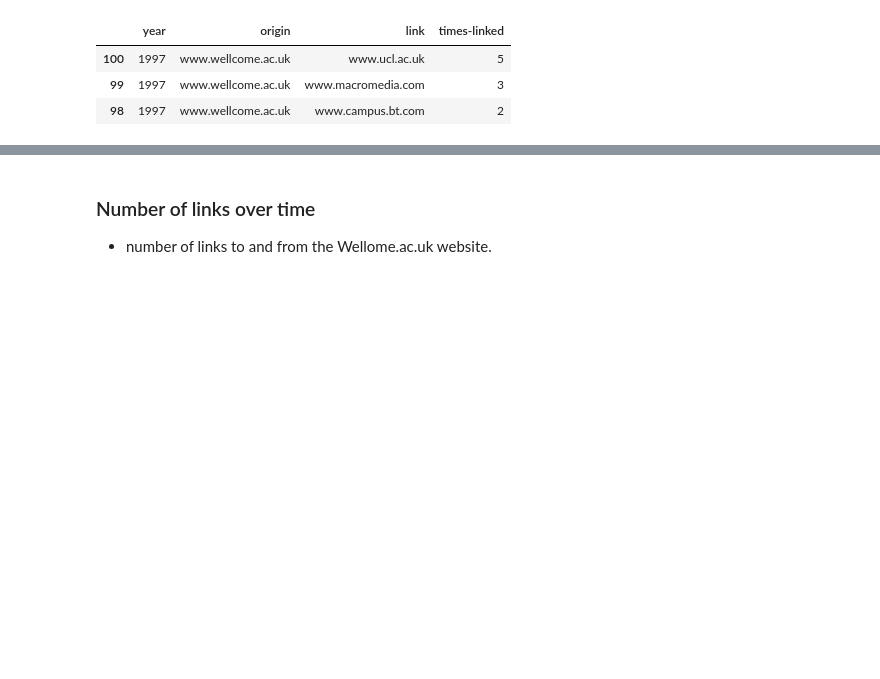
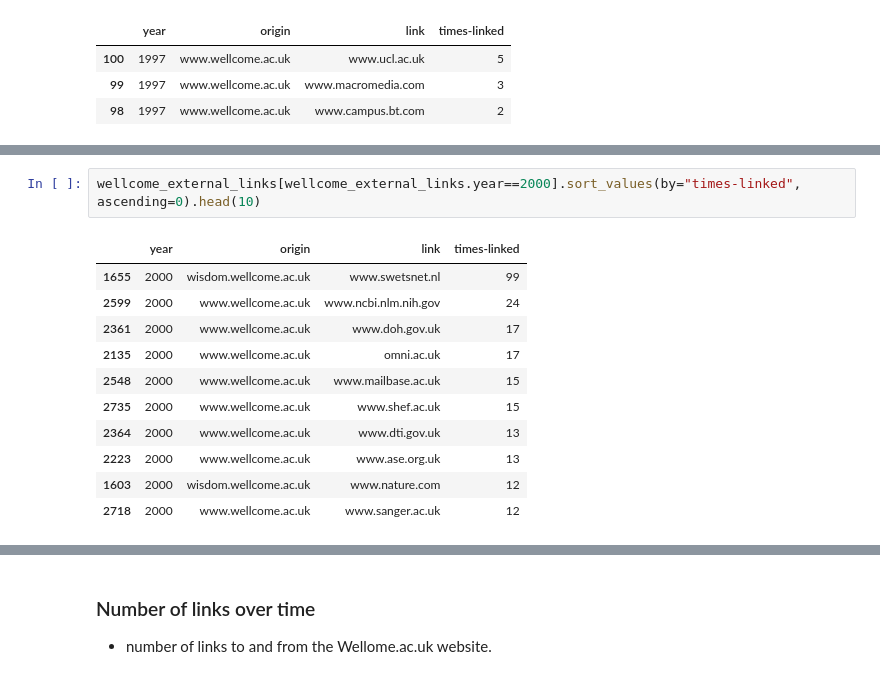
Before and after one commit to davanstrien/uk-web-archive-open-data-wellcome-project, a Jupyter notebook: Wellcome-linkage.ipynb, the cells around one changed output, grey strips where cells are left out. Cells and saved outputs as stored; diff of their text form; blank space fills up the shorter version.

```diff
--- a/Wellcome-linkage.ipynb
+++ b/Wellcome-linkage.ipynb
@@ -144,0 +158,14 @@ wellcome_external_links[wellcome_external_links.year==1998].sort_values(by="time
+# %%
+wellcome_external_links[wellcome_external_links.year==2000].sort_values(by="times-linked", ascending=0).head(10)
+# %% [output]
+|  | year | origin | link | times-linked |
+| 1655 | 2000 | wisdom.wellcome.ac.uk | www.swetsnet.nl | 99 |
+| 2599 | 2000 | www.wellcome.ac.uk | www.ncbi.nlm.nih.gov | 24 |
+| 2361 | 2000 | www.wellcome.ac.uk | www.doh.gov.uk | 17 |
+| 2135 | 2000 | www.wellcome.ac.uk | omni.ac.uk | 17 |
+| 2548 | 2000 | www.wellcome.ac.uk | www.mailbase.ac.uk | 15 |
+| 2735 | 2000 | www.wellcome.ac.uk | www.shef.ac.uk | 15 |
+| 2364 | 2000 | www.wellcome.ac.uk | www.dti.gov.uk | 13 |
+| 2223 | 2000 | www.wellcome.ac.uk | www.ase.org.uk | 13 |
+| 1603 | 2000 | wisdom.wellcome.ac.uk | www.nature.com | 12 |
+| 2718 | 2000 | www.wellcome.ac.uk | www.sanger.ac.uk | 12 |
```
Also changed, not shown: parts of 16 cells of this notebook.
